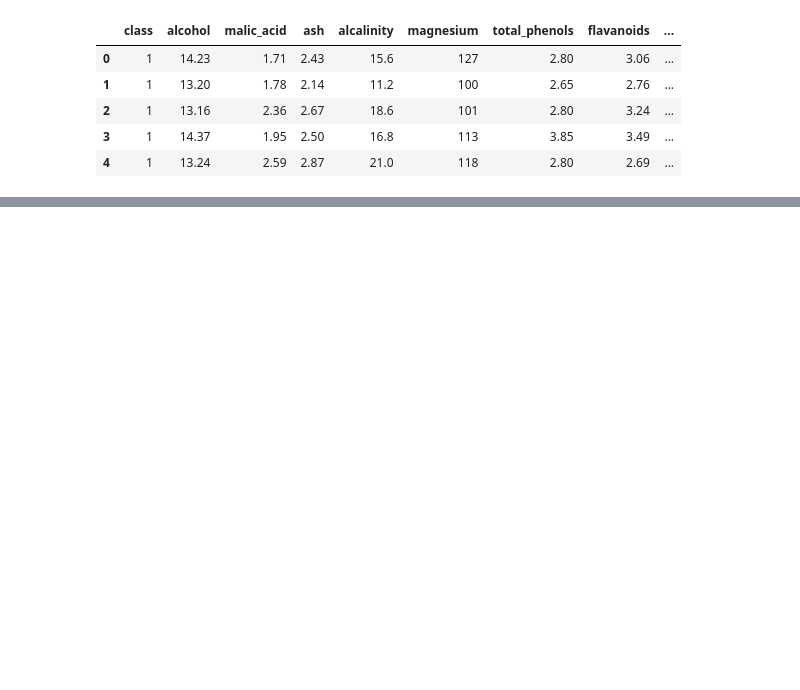
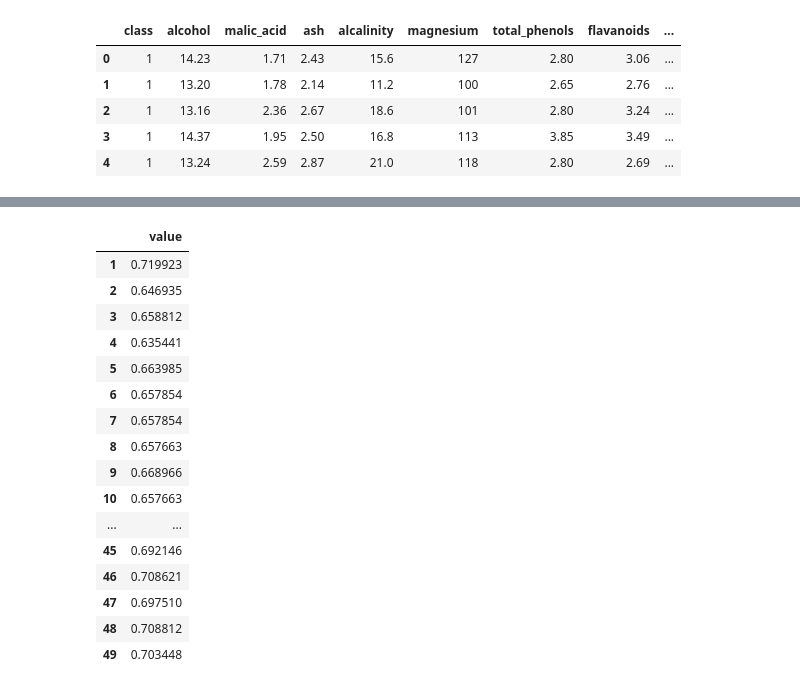
Before and after one commit to geoscientist/Intro_to_machine_learning, a Jupyter notebook: neighbours/kNN.ipynb, the cells around one changed output, grey strips where cells are left out. Drawn from its saved outputs; the diff is of its cells as text; code cells hidden in the pictures; blank space fills up the shorter version.

Commit message:
knn cross-validation commit

```diff
--- a/neighbours/kNN.ipynb
+++ b/neighbours/kNN.ipynb
@@ -37,6 +37,6 @@ cv = cross_validation.KFold(len(data), n_folds=5, shuffle=True, random_state=42)
 for k in range(1, 50):
     clf = neighbors.KNeighborsClassifier(n_neighbors=k)
     for fold, (train, test) in enumerate(cv):
-        #clf.fit(train_data.ix[train], target.ix[train])
-        #scores = cross_validation.cross_val_score(clf, train_data, target)
-        #print scores
+        clf.fit(train_data.loc[train, :], target[train])
+        k_scores = cross_validation.cross_val_score(clf, train_data, target)
+        scores.loc[k] = np.mean(k_scores)
@@ -44,0 +83,10 @@ SyntaxError: invalid syntax (<ipython-input-37-20cb979e49ce>, line 7)
+# %%
+cv_scaled = cross_validation.KFold(len(train_processed), n_folds=5, shuffle=True, random_state=42)
+scores_scaled = pd.DataFrame(columns = ['value'])
+# %%
+for k in range(1, 50):
+    clf = neighbors.KNeighborsClassifier(n_neighbors=k)
+    for fold, (train, test) in enumerate(cv_scaled):
+        clf.fit(train_processed.loc[train,:], target[train])
+        k_scores_sc = cross_validation.cross_val_score(clf_scaled, train_data, target)
+        scores_scaled.loc[k] = np.mean(k_scores_sc)
@@ -44,0 +101,20 @@ SyntaxError: invalid syntax (<ipython-input-37-20cb979e49ce>, line 7)
+# %%
+scores_scaled
+# %% [output]
+|  | value |
+| 1 | 0.719923 |
+| 2 | 0.646935 |
+| 3 | 0.658812 |
+| 4 | 0.635441 |
+| 5 | 0.663985 |
+| 6 | 0.657854 |
+| 7 | 0.657854 |
+| 8 | 0.657663 |
+| 9 | 0.668966 |
+| 10 | 0.657663 |
+| ... | ... |
+| 45 | 0.692146 |
+| 46 | 0.708621 |
+| 47 | 0.697510 |
+| 48 | 0.708812 |
+| 49 | 0.703448 |
```
Also changed, not shown: parts of 12 cells of this notebook.
